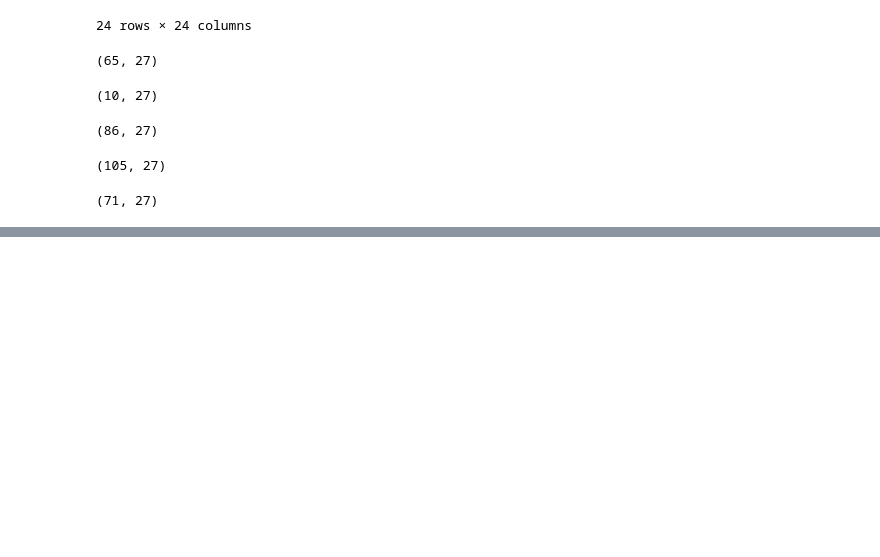
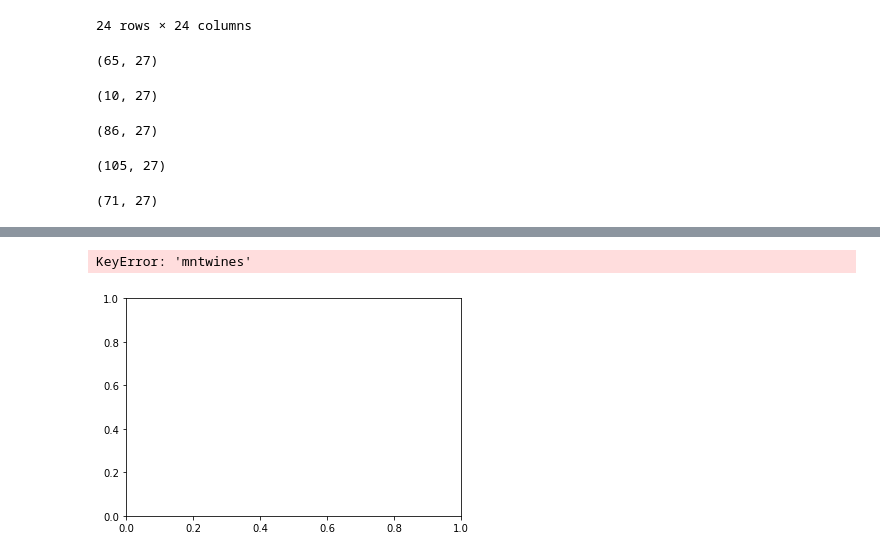
Before and after one commit to Jescolbourne/IOD, a Jupyter notebook: MiniProject_1/MiniProject_1.ipynb, the cells around one changed output, grey strips where cells are left out. Saved outputs shown, nothing was run; the diff lists cells and outputs as text; code cells hidden in the pictures; blank space fills up the shorter version.

```diff
--- a/MiniProject_1/MiniProject_1.ipynb
+++ b/MiniProject_1/MiniProject_1.ipynb
@@ -595,0 +623,6 @@ response0[response0.acceptedcmp5 == 1].shape
+# %%
+cp.plot.scatter('mntwines', 'numwebvisitsmonth')
+plt.show()
+# %% [output]
+KeyError: 'mntwines'
+[figure, added]
```
Also changed, not shown: parts of 3 cells of this notebook, 6 other files.
